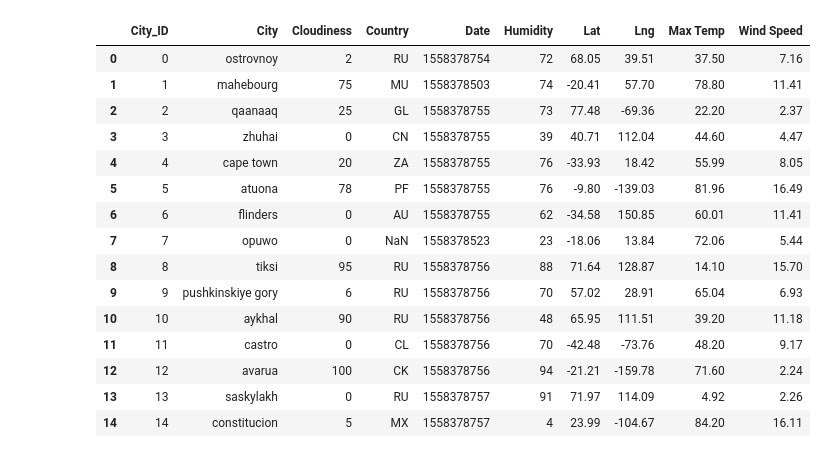
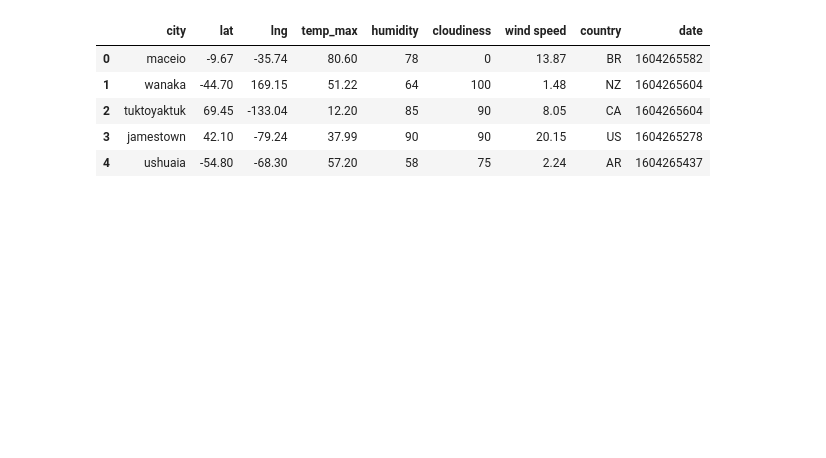
Before and after one commit to DanicaTiegs/api_challenge, a Jupyter notebook: VacationPy/Vacation Analysis.ipynb, the cells around one changed output. Drawn from its saved outputs; the diff is of its cells as text; code cells hidden in the pictures; blank space fills up the shorter version.

Commit message:
weather and vacation updates

```diff
--- a/VacationPy/Vacation Analysis.ipynb
+++ b/VacationPy/Vacation Analysis.ipynb
@@ -12,25 +12,16 @@ from api_keys import g_key
 # %%
 # Load the csv exported in Part I to a DataFrame
 
-csv_path = "../resources/cities.csv"
-cities_df = pd.read_csv(csv_path)
-cities_df.head(15)
+csv_path = "../WeatherPy/weather_data.csv"
+weather_data = pd.read_csv(csv_path)
+weather_data.dropna(inplace = True)
+weather_data.head()
 # %% [output]
-|  | City_ID | City | Cloudiness | Country | Date | Humidity | Lat | Lng | Max Temp | Wind Speed |
-| 0 | 0 | ostrovnoy | 2 | RU | 1558378754 | 72 | 68.05 | 39.51 | 37.50 | 7.16 |
-| 1 | 1 | mahebourg | 75 | MU | 1558378503 | 74 | -20.41 | 57.70 | 78.80 | 11.41 |
-| 2 | 2 | qaanaaq | 25 | GL | 1558378755 | 73 | 77.48 | -69.36 | 22.20 | 2.37 |
-| 3 | 3 | zhuhai | 0 | CN | 1558378755 | 39 | 40.71 | 112.04 | 44.60 | 4.47 |
-| 4 | 4 | cape town | 20 | ZA | 1558378755 | 76 | -33.93 | 18.42 | 55.99 | 8.05 |
-| 5 | 5 | atuona | 78 | PF | 1558378755 | 76 | -9.80 | -139.03 | 81.96 | 16.49 |
-| 6 | 6 | flinders | 0 | AU | 1558378755 | 62 | -34.58 | 150.85 | 60.01 | 11.41 |
-| 7 | 7 | opuwo | 0 | NaN | 1558378523 | 23 | -18.06 | 13.84 | 72.06 | 5.44 |
-| 8 | 8 | tiksi | 95 | RU | 1558378756 | 88 | 71.64 | 128.87 | 14.10 | 15.70 |
-| 9 | 9 | pushkinskiye gory | 6 | RU | 1558378756 | 70 | 57.02 | 28.91 | 65.04 | 6.93 |
-| 10 | 10 | aykhal | 90 | RU | 1558378756 | 48 | 65.95 | 111.51 | 39.20 | 11.18 |
-| 11 | 11 | castro | 0 | CL | 1558378756 | 70 | -42.48 | -73.76 | 48.20 | 9.17 |
-| 12 | 12 | avarua | 100 | CK | 1558378756 | 94 | -21.21 | -159.78 | 71.60 | 2.24 |
-| 13 | 13 | saskylakh | 0 | RU | 1558378757 | 91 | 71.97 | 114.09 | 4.92 | 2.26 |
-| 14 | 14 | constitucion | 5 | MX | 1558378757 | 4 | 23.99 | -104.67 | 84.20 | 16.11 |
+|  | city | lat | lng | temp_max | humidity | cloudiness | wind speed | country | date |
+| 0 | maceio | -9.67 | -35.74 | 80.60 | 78 | 0 | 13.87 | BR | 1604265582 |
+| 1 | wanaka | -44.70 | 169.15 | 51.22 | 64 | 100 | 1.48 | NZ | 1604265604 |
+| 2 | tuktoyaktuk | 69.45 | -133.04 | 12.20 | 85 | 90 | 8.05 | CA | 1604265604 |
+| 3 | jamestown | 42.10 | -79.24 | 37.99 | 90 | 90 | 20.15 | US | 1604265278 |
+| 4 | ushuaia | -54.80 | -68.30 | 57.20 | 58 | 75 | 2.24 | AR | 1604265437 |
 # %%
 # Humidity Heatmap
```
Also changed, not shown: parts of 6 cells of this notebook, 2 other files.
